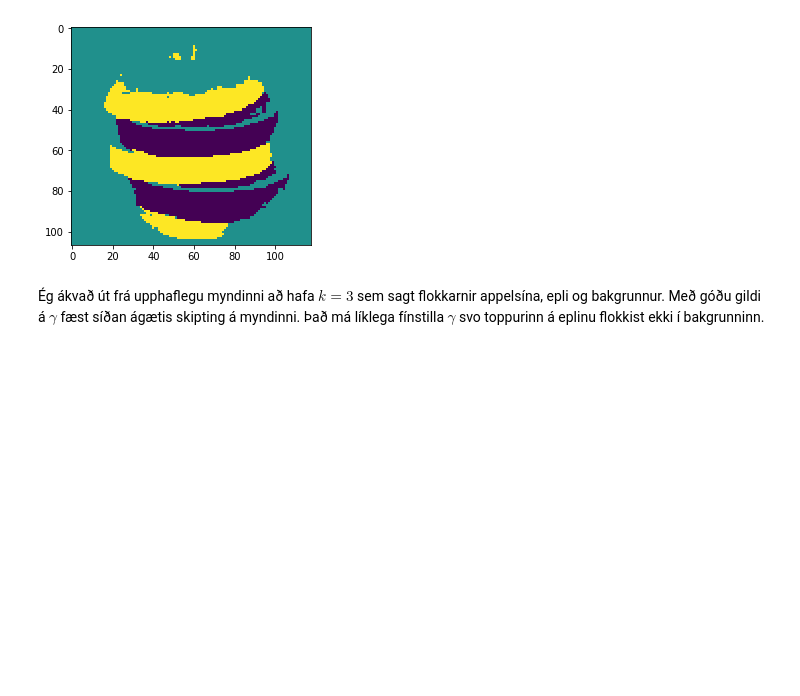
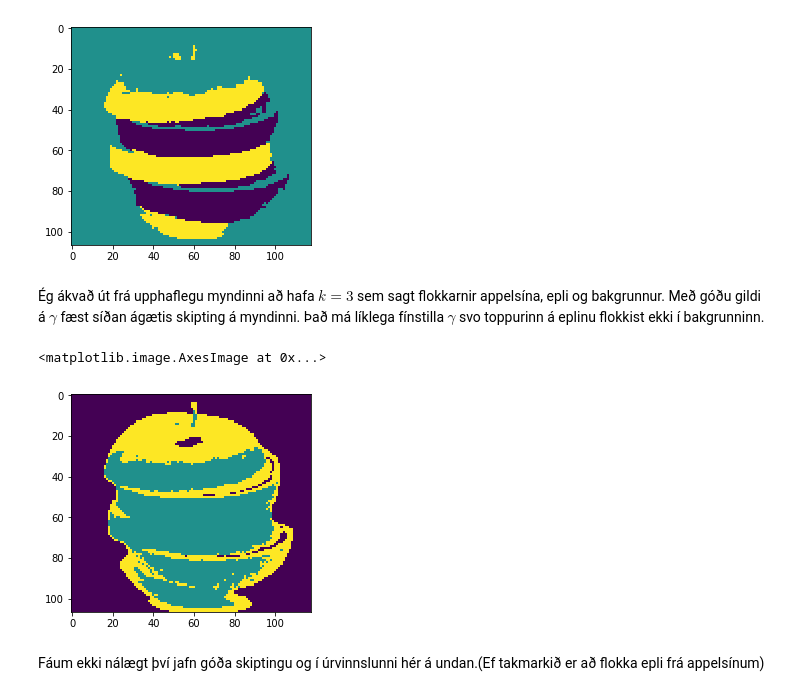
Before and after one commit to EmilGauti/Gervigreind-vor-2019, a Jupyter notebook: Homework 8/hw8.ipynb, the cells around one changed output. Cells and saved outputs as stored; diff of their text form; code cells hidden in the pictures; blank space fills up the shorter version.

```diff
--- a/Homework 8/hw8.ipynb
+++ b/Homework 8/hw8.ipynb
@@ -409,3 +414,32 @@ plt.imshow(labels)
 [figure]
 # %% [markdown]
 Ég ákvað út frá upphaflegu myndinni að hafa $k=3$ sem sagt flokkarnir appelsína, epli og bakgrunnur. Með góðu gildi á $\gamma$ fæst síðan ágætis skipting á myndinni. Það má líklega fínstilla $\gamma$ svo toppurinn á eplinu flokkist ekki í bakgrunninn.
+# %%
+#notum K-means á upprunalegu myndina og sleppum öllu með eiginvigrum
+import skimage
+from matplotlib.image import imread
+import matplotlib.pyplot as plt
+from sklearn.cluster import KMeans
+
+k=3
+A = imread('fruit.jpg')
+n,p,tmp = A.shape #Upphafleg stærð myndar
+A = skimage.transform.resize(A,(int(n/2),int(p/2)))#minnkum myndina
+n,p,tmp=A.shape
+A_rgb = A.reshape(A.shape[0]*A.shape[1],3)#rgb transform
+
+#K-means flokkun
+A_km2 = KMeans(n_clusters=k)
+A_km2.fit(A_rgb)
+
+clusters2 = A_km2.cluster_centers_ #Litir í rgb
+labels2 = A_km2.labels_  #vigur
+labels2 = labels2.reshape(n,p); #n X p fylki með labels
+
+
+plt.imshow(labels2)
+# %% [output]
+<matplotlib.image.AxesImage at 0x...>
+[figure, added]
+# %% [markdown]
+Fáum ekki nálægt því jafn góða skiptingu og í úrvinnslunni hér á undan.(Ef takmarkið er að flokka epli frá appelsínum)
```
Also changed, not shown: parts of 5 cells of this notebook.
